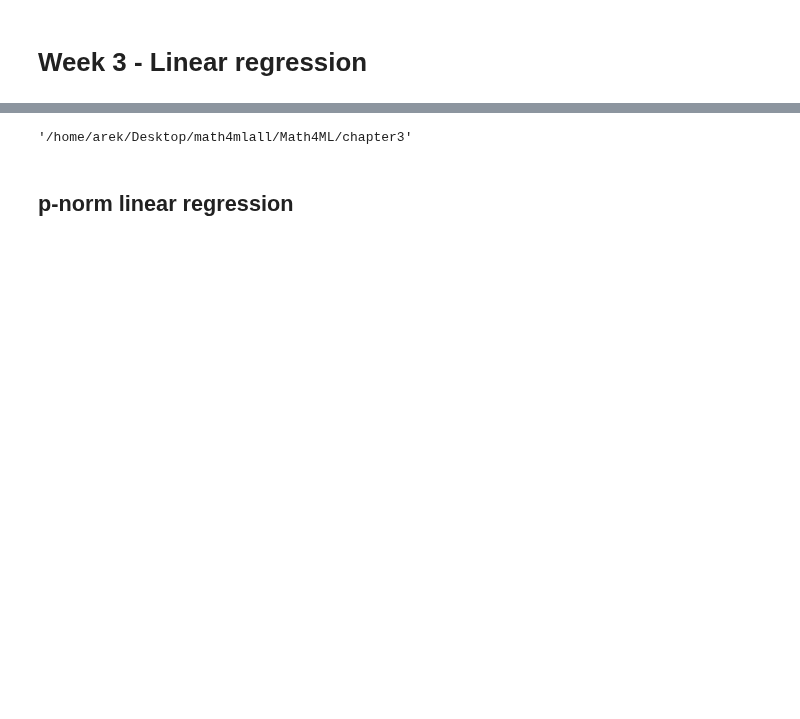
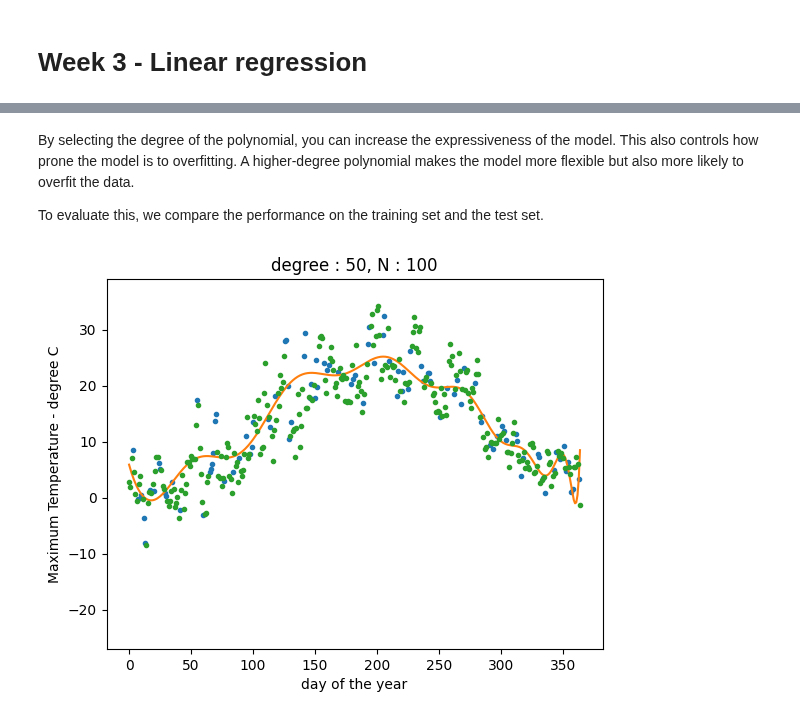
Before and after one commit to HealthML/Math4ML, a Jupyter notebook: chapter3/main.ipynb, the cells around one changed output, grey strips where cells are left out. Cells and saved outputs as stored; diff of their text form; code cells hidden in the pictures; blank space fills up the shorter version.

```diff
--- a/chapter3/main.ipynb
+++ b/chapter3/main.ipynb
@@ -171,8 +123,47 @@ plt.show()
-# %%
-import os
-os.getcwd()
-# %% [output]
-'/home/arek/Desktop/math4mlall/Math4ML/chapter3'
-# %% [markdown]
-
-## p-norm linear regression
+# %% [markdown]
+By selecting the degree of the polynomial, you can increase the expressiveness of the model. This also controls how prone the model is to overfitting. A higher-degree polynomial makes the model more flexible but also more likely to overfit the data.
+
+To evaluate this, we compare the performance on the training set and the test set.
+# %%
+
+year = 1900
+df = load_data(year = year)
+
+
+np.random.seed(2)
+idx = np.random.permutation(df.shape[0])
+
+idx_train = idx[0:100]
+idx_test = idx[100:]
+
+data_train = df.iloc[idx_train]
+data_test = df.iloc[idx_test]
+
+
+degree = 50
+N_train = 100
+x_train = data_train.days.values[:N_train] * 1.0
+y_train = data_train.TMAX.values[:N_train]
+
+reg = PolynomialRegression(degree =  degree)
+reg.fit(x=x_train,y=y_train)
+
+x_days = np.arange(365)
+y_days_pred = reg.pred(x_days)
+y_OLS_days_pred = reg.pred(x_days)
+
+x_test = data_test.days.values * 1.0
+y_test = data_test.TMAX.values
+y_test_pred = reg.pred(x_test)
+
+fig = plt.figure()
+plt.plot(x_train,y_train,'.')
+plt.plot(x_days,y_days_pred)
+plt.plot(x_test,y_test, '.')
+plt.ylim([-27,39])
+plt.xlabel("day of the year")
+plt.ylabel("Maximum Temperature - degree C")
+plt.title("degree : %i, N : %i" % (degree,N_train))
+plt.show()
+# %% [output]
+[figure, added]
```
Also changed, not shown: parts of 17 cells of this notebook.
